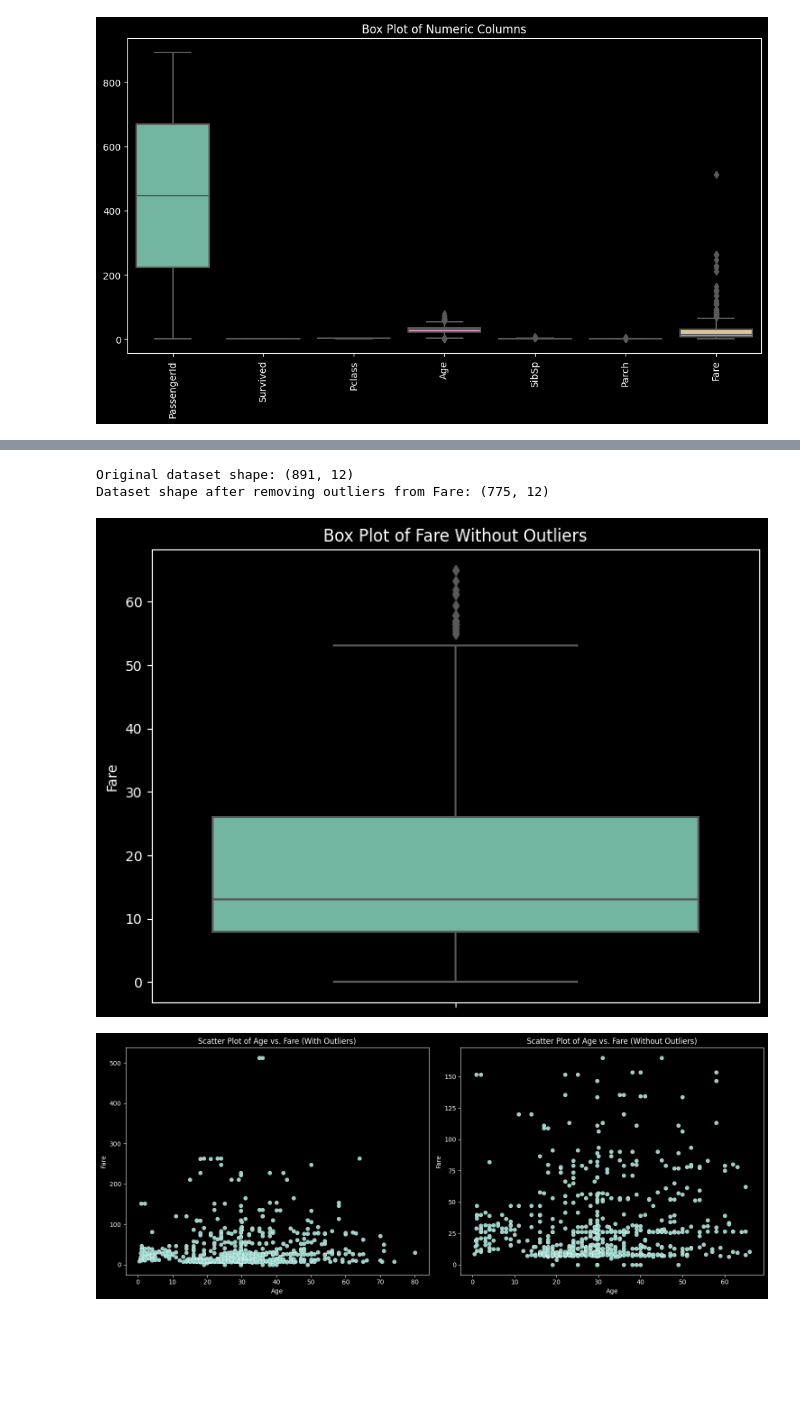
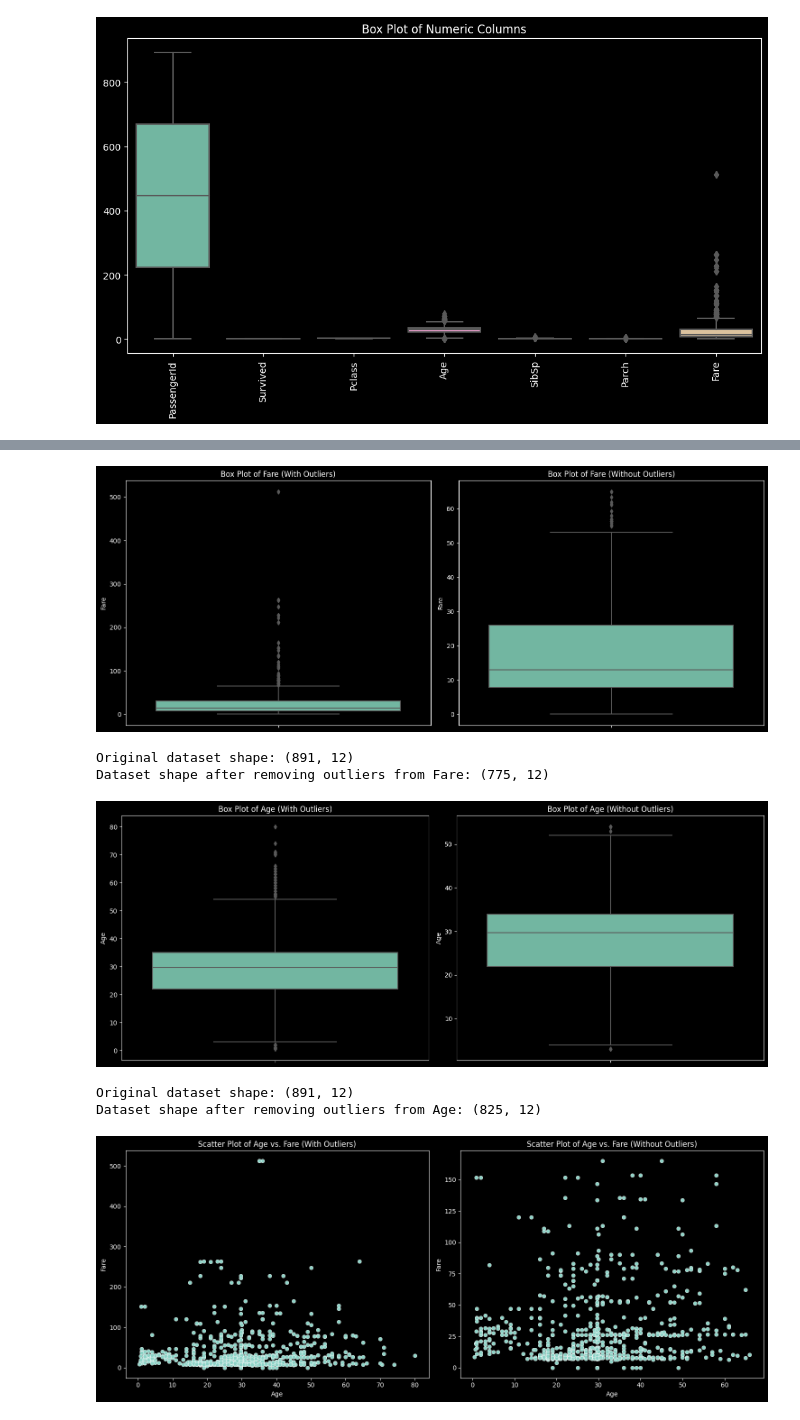
Before and after one commit to anirudhawagh/AWA, a Jupyter notebook: TechnohackTask1_byAniruddhawagh.ipynb, the cells around one changed output, grey strips where cells are left out. Cells and saved outputs as stored; diff of their text form; code cells hidden in the pictures; blank space fills up the shorter version.

```diff
--- a/TechnohackTask1_byAniruddhawagh.ipynb
+++ b/TechnohackTask1_byAniruddhawagh.ipynb
@@ -230,10 +218,12 @@ plt.show()
 # %%
 import pandas as pd
+import seaborn as sns
+import matplotlib.pyplot as plt
 
 
-# Define the column and the IQR multiplier for outlier removal (adjust as needed)
+
+# Define the column name
 column_name = "Fare"
-iqr_multiplier = 1.5  # Adjust the multiplier as needed
 
 # Calculate the IQR (Interquartile Range) for the Fare column
 Q1 = ds[column_name].quantile(0.25)
@@ -241,46 +231,86 @@ Q3 = ds[column_name].quantile(0.75)
 IQR = Q3 - Q1
 
 # Define the lower and upper bounds for outlier removal
-lower_bound = Q1 - (iqr_multiplier * IQR)
-upper_bound = Q3 + (iqr_multiplier * IQR)
+lower_bound = Q1 - (1.5 * IQR)
+upper_bound = Q3 + (1.5 * IQR)
 
-# Remove outliers from the Fare column
+# Filter the dataset to exclude outliers from the Fare column
 ds_no_outliers = ds[(ds[column_name] >= lower_bound) & (ds[column_name] <= upper_bound)]
 
-# Optional: Reset the index of the cleaned dataset
-ds_no_outliers.reset_index(drop=True, inplace=True)
+# Calculate and print the dataset shapes
+original_shape = ds.shape
+no_outliers_shape = ds_no_outliers.shape
 
-# Check the shape of the cleaned dataset
-print("Original dataset shape:", ds.shape)
-print("Dataset shape after removing outliers from Fare:", ds_no_outliers.shape)
+# Create a figure with two subplots (one for each version)
+fig, axes = plt.subplots(1, 2, figsize=(15, 6))
+
+# Box plot with outliers
+sns.boxplot(y=ds[column_name], orient="v", palette="Set2", ax=axes[0])
+axes[0].set_title(f"Box Plot of {column_name} (With Outliers)")
+axes[0].set_ylabel(column_name)
+
+# Box plot without outliers
+sns.boxplot(y=ds_no_outliers[column_name], orient="v", palette="Set2", ax=axes[1])
+axes[1].set_title(f"Box Plot of {column_name} (Without Outliers)")
+axes[1].set_ylabel(column_name)
+
+# Show the plots
+plt.tight_layout()
+plt.show()
+
+# Print dataset shapes
+print(f"Original dataset shape: {original_shape}")
+print(f"Dataset shape after removing outliers from {column_name}: {no_outliers_shape}")
 # %% [output]
+[figure, added]
 Original dataset shape: (891, 12)
 Dataset shape after removing outliers from Fare: (775, 12)
 # %%
+import pandas as pd
 import seaborn as sns
 import matplotlib.pyplot as plt
 
 # Define the column name
-column_name = "Fare"
+column_name = "Age"
 
-# Calculate the IQR (Interquartile Range) for the Fare column
+# Calculate the IQR (Interquartile Range) for the Age column
 Q1 = ds[column_name].quantile(0.25)
 Q3 = ds[column_name].quantile(0.75)
 IQR = Q3 - Q1
 
 # Define the lower and upper bounds for outlier removal
 lower_bound = Q1 - (1.5 * IQR)
 upper_bound = Q3 + (1.5 * IQR)
 
-# Filter the dataset to exclude outliers from the Fare column
+# Filter the dataset to exclude outliers from the Age column
 ds_no_outliers = ds[(ds[column_name] >= lower_bound) & (ds[column_name] <= upper_bound)]
 
-# Create a box plot for Fare without outliers
-plt.figure(figsize=(8, 6))
-sns.boxplot(y=ds_no_outliers[column_name], orient="v", palette="Set2")  # Vertical box plot
-plt.title(f"Box Plot of {column_name} Without Outliers")
-plt.ylabel(column_name)
+# Calculate and print the dataset shapes
+original_shape = ds.shape
+no_outliers_shape = ds_no_outliers.shape
+
+# Create a figure with two subplots (one for each version)
+fig, axes = plt.subplots(1, 2, figsize=(15, 6))
+
+# Box plot with outliers
+sns.boxplot(y=ds[column_name], orient="v", palette="Set2", ax=axes[0])
+axes[0].set_title(f"Box Plot of {column_name} (With Outliers)")
+axes[0].set_ylabel(column_name)
+
+# Box plot without outliers
+sns.boxplot(y=ds_no_outliers[column_name], orient="v", palette="Set2", ax=axes[1])
+axes[1].set_title(f"Box Plot of {column_name} (Without Outliers)")
+axes[1].set_ylabel(column_name)
+
+# Show the plots
+plt.tight_layout()
 plt.show()
+
+# Print dataset shapes
+print(f"Original dataset shape: {original_shape}")
+print(f"Dataset shape after removing outliers from {column_name}: {no_outliers_shape}")
 # %% [output]
-[figure, old version]
+[figure, new version]
+Original dataset shape: (891, 12)
+Dataset shape after removing outliers from Age: (825, 12)
 # %%
```
Also changed, not shown: parts of 5 cells of this notebook.
